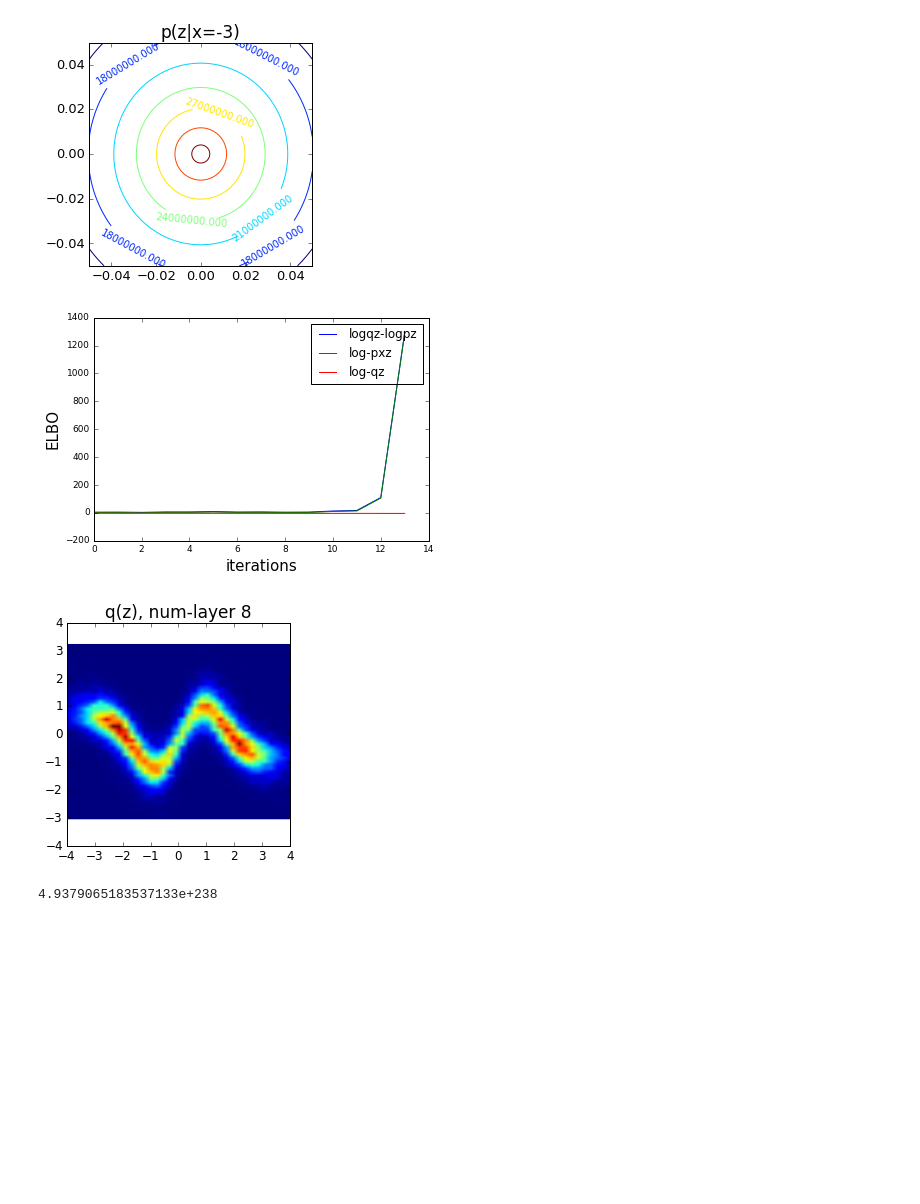
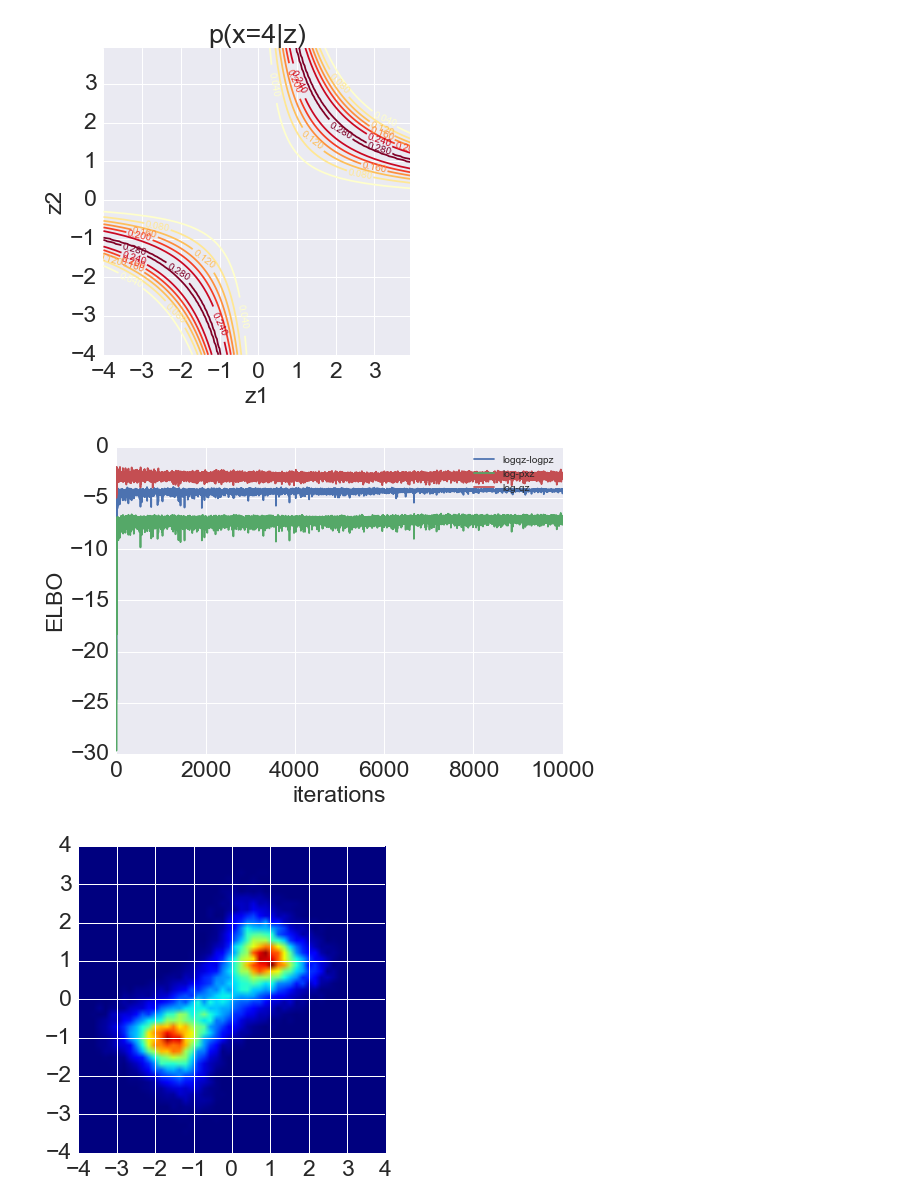
Before and after one commit to AndyZhang17/iaf2, a Jupyter notebook: phase2.ipynb, the cells around one changed output. Cells and saved outputs as stored; diff of their text form; code cells hidden in the pictures; blank space fills up the shorter version.

```diff
--- a/phase2.ipynb
+++ b/phase2.ipynb
@@ -30,38 +30,34 @@ valx = -3
+# %%
+LOW,HIGH = -4,+4
+valx = 4.
 # %%
 # constructing graphical model
+ROOT = '../report/figs/inference/'
+MODEL_NAME = 'bnn'
+OUTPATH = ROOT + '/'+MODEL_NAME
 
-OUTPATH = '../report/figs/loquat/'
 # bnn
-#mb = model.Banana()
-#x = T.fscalar()
-#mb.setX( x )
-#mb.setStd(0.8)
-
-# apple
-
-# mb = model.Orange()
-mb = model.Loquat()
+model = mars.Banana()
+x = T.fscalar()
+model.setX( x )
+model.setVar(2)
 # %%
 # plot true posterior
-LOW,HIGH = -.05,+.05
-GAP = 0.0002
+GAP = ( HIGH - LOW )/120.
 gz, g1, g2 = mathZ.gridPoints( (LOW,HIGH,GAP), (LOW,HIGH,GAP) )
 # bnn
-# gpz = np.exp( mb.evalx_z(valx,gz).reshape(g1.shape[1],g2.shape[0]) )
-# apple
-gpz = np.exp( mb.evalx_z(gz).reshape(g1.shape[1],g2.shape[0]) )
-
+logpxz,logpx_z = model.nlogPxz(valx,gz)
+gpz = np.exp( logpxz.reshape(g1.shape[1],g2.shape[0]) )
 
 fig = plt.figure()
-CS = plt.contour(g1,g2,gpz)
+CS = plt.contour(g1,g2,gpz,cmap='YlOrRd')
 plt.clabel(CS, inline=1, fontsize=10)
-# plt.xlim(xlims); plt.ylim(ylims)
-# lims = (-4,+4); plt.xlim(lims); plt.ylim(lims)
 plt.axes().set_aspect('equal')
-plt.tick_params(axis='both', which='major', labelsize=13)
-plt.title('p(z|x=%d)' % (valx), fontsize=17)
-
-plt.savefig(OUTPATH+'/bnn_x%d.png'%(valx))
+plt.tick_params(axis='both', which='major', labelsize=23)
+plt.title('p(z|x=%d)' % (valx), fontsize=27)
+plt.xlabel('z1', fontsize=23)
+plt.ylabel('z2', fontsize=23)
+plt.savefig(OUTPATH+'/%s_x%d.png'%(MODEL_NAME,valx))
 plt.show()
 # %% [output]
-[figure, old version]
+[figure, new version]
@@ -119,39 +116,28 @@ for k in keys:
 # plt.show()
 xs = range(NUMITER)
 plt.plot( xs, -record['cost'], '-', label='logqz-logpz')
-plt.xlabel('iterations',fontsize=15)
-plt.ylabel('ELBO',fontsize=15)
-plt.tick_params(axis='both', which='major', labelsize=9)
-plt.savefig(OUTPATH+'/elbo_L%d_x%d.png'%(NUM_LAYERS,valx))
-
+plt.xlabel('iterations',fontsize=23)
+plt.ylabel('ELBO',fontsize=23)
+plt.tick_params(axis='both', which='major', labelsize=23)
+plt.savefig(OUTPATH+'/elbo_L%d_x%d_%s.png'%(NUM_LAYERS,valx,NF_TYPE))
 plt.plot( xs, record['pxz'], '-', label='log-pxz')
 plt.plot( xs, record['qz'], '-', label='log-qz')
-
 plt.legend()
 plt.show()
 # %% [output]
-[figure, old version]
+[figure, new version]
 # %%
 # estimated posterior
 xlims = (-4,+4)
 ylims = (-4,+4)
 es, zs = fez2()
 heatmap, xedges, yedges = np.histogram2d( zs[:,0], zs[:,1], bins=50)
-extent = [xedges[0], xedges[-1], yedges[0], yedges[-1]]
+extent = [LOW, HIGH, LOW,HIGH]
 
-plt.imshow(heatmap.T, extent=extent, origin='lower')
+plt.imshow(heatmap.T, extent=extent, origin='lower',cmap='jet')
 plt.xlim(xlims)
 plt.ylim(ylims)
-plt.tick_params(axis='both', which='major', labelsize=12)
-# bnn
-# plt.title('q(z), num-layer %d, x=%d' % (NUM_LAYERS,valx), fontsize=17)
-# apple
-plt.title('q(z), num-layer %d' % (NUM_LAYERS), fontsize=17)
-plt.savefig( OUTPATH+'/dist_L%d_x%d.png'%(NUM_LAYERS,valx))
+plt.tick_params(axis='both', which='major', labelsize=23)
+plt.savefig( OUTPATH+'/qz_L%d_x%d_%s.png'%(NUM_LAYERS,valx,NF_TYPE))
 # %% [output]
-[figure, old version]
+[figure, new version]
-# %%
-gpz.shape
-gpz[0,0]
-# %% [output]
-4.9379065183537133e+238
```
Also changed, not shown: parts of 9 cells of this notebook, 2 other files.
